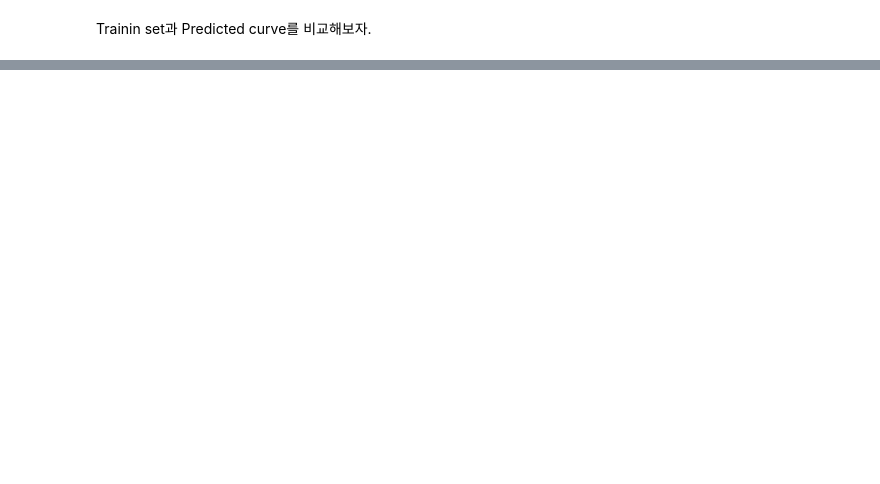
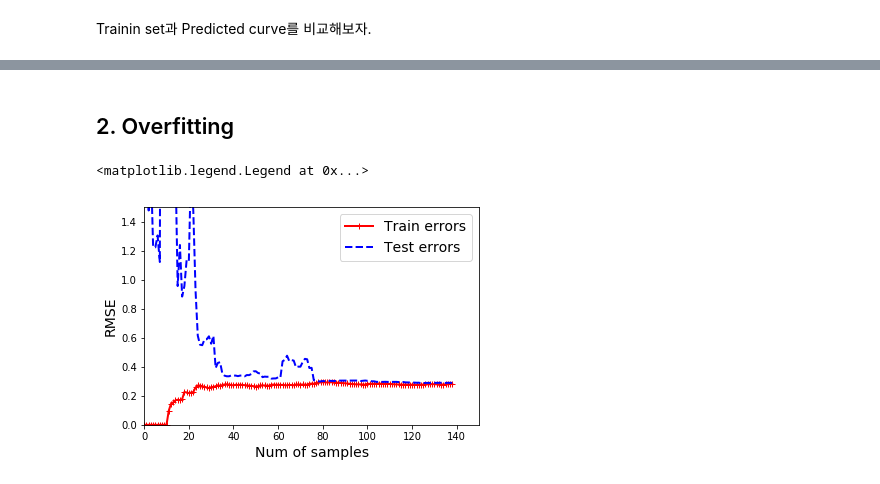
Before and after one commit to jeonghunyoon/machine-learning-lecture-notes-old, a Jupyter notebook: 02. Linear regression.ipynb, the cells around one changed output, grey strips where cells are left out. Saved outputs shown, nothing was run; the diff lists cells and outputs as text; code cells hidden in the pictures; blank space fills up the shorter version.

Commit message:
underfitting overfitting

```diff
--- a/02. Linear regression.ipynb
+++ b/02. Linear regression.ipynb
@@ -67,0 +84,16 @@ plt.legend(loc='upper left', fontsize=14)
+# %%
+# Underfitting
+x_train, x_val, y_train, y_val = train_test_split(x, y, test_size=0.3, random_state=10)
+train_errors, val_errors = [], []
+for i in range(1, len(x_train)):
+    simple_polynomial_regression.fit(x[:i], y[:i])
+    train_pred = simple_polynomial_regression.predict(x[:i])
+    val_pred = simple_polynomial_regression.predict(x_val)
+    train_errors.append(mean_squared_error(y[:i], train_pred))
+    val_errors.append(mean_squared_error(y_val, val_pred))
+plt.axis([0, 150, 0, 1.5])
+plt.plot(np.sqrt(train_errors), 'r-+', linewidth=2, label='Train errors')
+plt.plot(np.sqrt(val_errors), 'b--', linewidth=2, label='Test errors')
+plt.xlabel('Num of samples', fontsize=14)
+plt.ylabel('RMSE', fontsize=14)
+plt.legend(fontsize=14)
@@ -67,0 +103,29 @@ plt.legend(loc='upper left', fontsize=14)
+# %% [markdown]
+## 2. Overfitting
+# %%
+# Degree of polynoimial : 10
+x = x.reshape(-1, 1)
+y = y.reshape(-1, 1)
+high_polynomial_regression = Pipeline(
+    [('poly_features', PolynomialFeatures(degree=10, include_bias=False)),
+     ('lin_reg', LinearRegression())]
+)
+# %%
+# Underfitting
+x_train, x_val, y_train, y_val = train_test_split(x, y, test_size=0.3, random_state=10)
+train_errors, val_errors = [], []
+for i in range(1, len(x_train)):
+    high_polynomial_regression.fit(x[:i], y[:i])
+    train_pred = high_polynomial_regression.predict(x[:i])
+    val_pred = high_polynomial_regression.predict(x_val)
+    train_errors.append(mean_squared_error(y[:i], train_pred))
+    val_errors.append(mean_squared_error(y_val, val_pred))
+plt.axis([0, 150, 0, 1.5])
+plt.plot(np.sqrt(train_errors), 'r-+', linewidth=2, label='Train errors')
+plt.plot(np.sqrt(val_errors), 'b--', linewidth=2, label='Test errors')
+plt.xlabel('Num of samples', fontsize=14)
+plt.ylabel('RMSE', fontsize=14)
+plt.legend(fontsize=14)
+# %% [output]
+<matplotlib.legend.Legend at 0x...>
+[figure, added]
```
Also changed, not shown: parts of 10 cells of this notebook.
